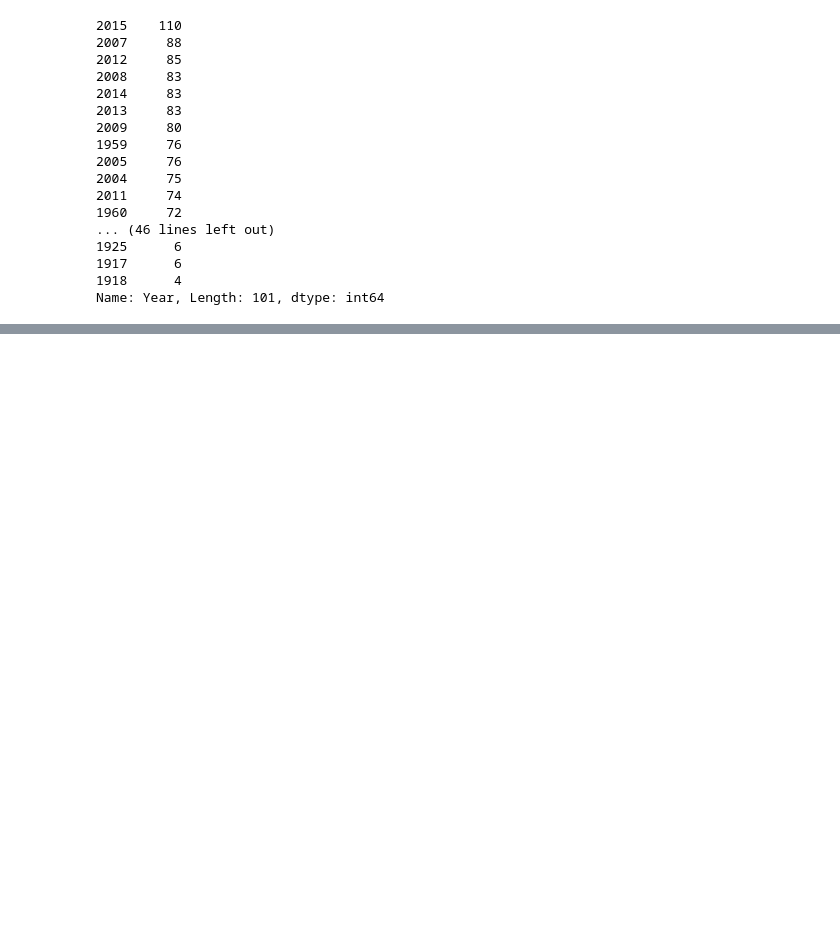
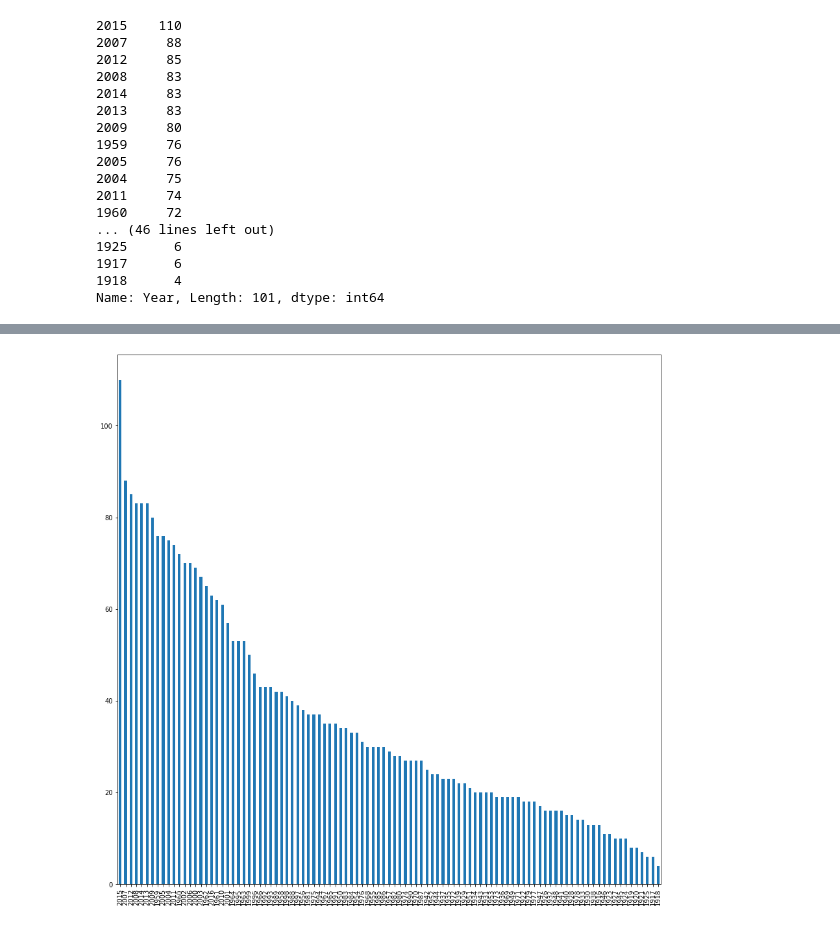
Before and after one commit to NSG2019/data-labs, a Jupyter notebook: module-1/pandas-project/your-code/Data-wrangling.ipynb, the cells around one changed output, grey strips where cells are left out. Drawn from its saved outputs; the diff is of its cells as text; code cells hidden in the pictures; blank space fills up the shorter version.

```diff
--- a/module-1/pandas-project/your-code/Data-wrangling.ipynb
+++ b/module-1/pandas-project/your-code/Data-wrangling.ipynb
@@ -495,0 +442,5 @@ Name: Year, Length: 101, dtype: int64
+# %%
+plt.figure(figsize=(15,15))
+plot = ataques_y100.Year.value_counts().plot(kind='bar')
+# %% [output]
+[figure, added]
```
Also changed, not shown: parts of 23 cells of this notebook, 8 other files.
